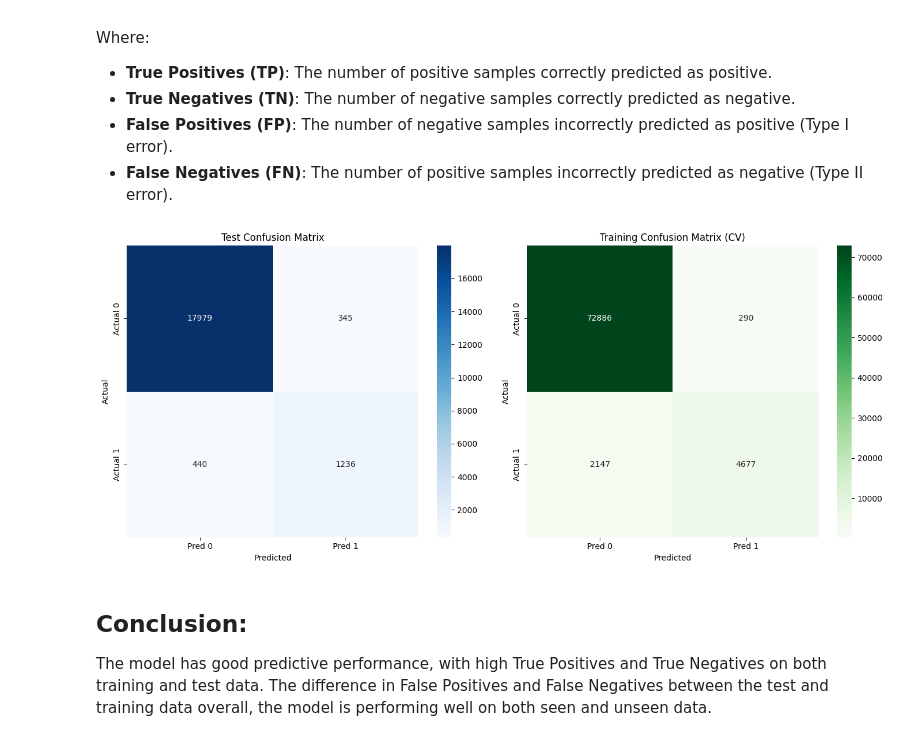
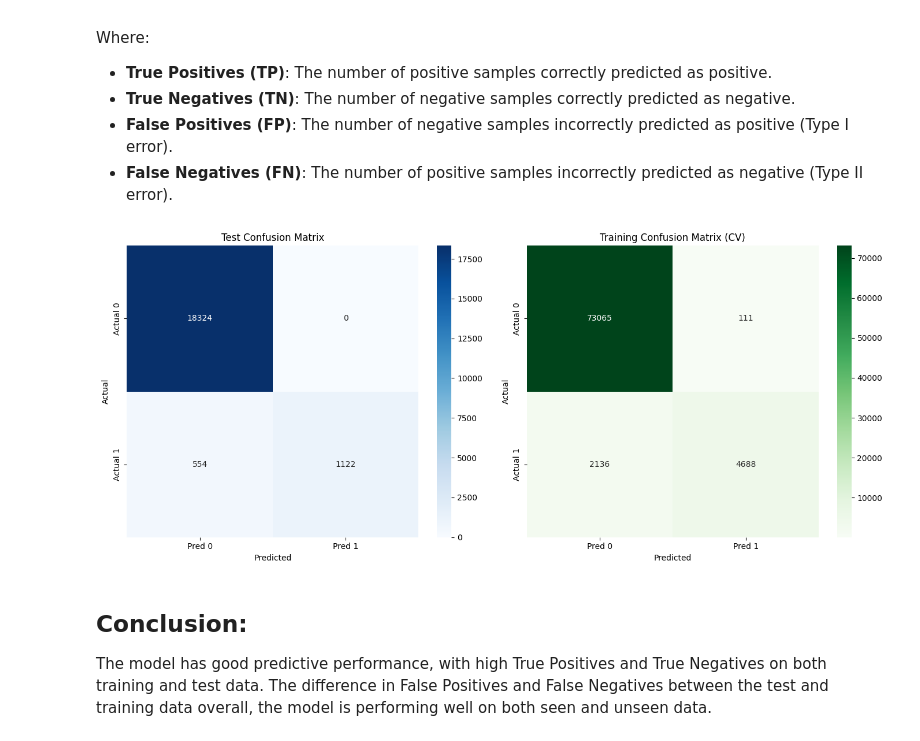
Before and after one commit to Sevak-Grigoryan/Diabetes-Analysis-and-Prediction, a Jupyter notebook: main.ipynb, the cells around one changed output. Drawn from its saved outputs; the diff is of its cells as text; code cells hidden in the pictures.

```diff
--- a/main.ipynb
+++ b/main.ipynb
@@ -591,4 +593,17 @@ The model was trained on resampled data using **SMOTE** to balance the class dis
 # %%
-model =  RandomForestClassifier(class_weight='balanced', random_state=42)
-model.fit(X_train_res, y_train_res)
+model = CatBoostClassifier(
+    iterations=1500,
+    learning_rate=0.01,
+    depth=7,
+    l2_leaf_reg=8,
+    random_state=42,
+    verbose=100
+)
+
+eval_result = model.fit(
+    X_train_scaled,
+    y_train,
+    eval_set=(X_test, y_test),
+    plot=True
+)
 # %% [output]
@@ -599,8 +631,21 @@ accuracy = accuracy_score(y_test, y_pred)
 report = classification_report(y_test, y_pred)
 conf_matrix = confusion_matrix(y_test, y_pred)
 # %%
-pipeline_cv = make_pipeline(StandardScaler(), RandomForestClassifier(class_weight='balanced', random_state=42))
-y_train_pred_cv = cross_val_predict(pipeline_cv, X_train, y_train, cv=5)
-accuracy_train_cv = accuracy_score(y_train, y_train_pred_cv)
-report_train_cv = classification_report(y_train, y_train_pred_cv)
-conf_matrix_train_cv = confusion_matrix(y_train, y_train_pred_cv)
+from sklearn.model_selection import cross_val_score, GridSearchCV, StratifiedKFold, cross_val_predict
+
+cv = StratifiedKFold(
+    n_splits = 7,
+    shuffle = True,
+    random_state = 42
+)
+
+y_pred_train_cv = cross_val_predict(
+    model,
+    X_train_scaled,
+    y_train,
+    cv=cv,
+    method='predict'
+)
+train_cv_accuracy = accuracy_score(y_train, y_pred_train_cv)
+train_cv_report = classification_report(y_train, y_pred_train_cv)
+train_cv_conf_matrix = confusion_matrix(y_train, y_pred_train_cv)
@@ -665,21 +730,21 @@ Where:
 # %%
 fig, axes = plt.subplots(1, 2, figsize=(14, 6))
 sns.heatmap(conf_matrix, annot=True, fmt='d', cmap='Blues',
             xticklabels=['Pred 0', 'Pred 1'],
             yticklabels=['Actual 0', 'Actual 1'], ax=axes[0])
 axes[0].set_title('Test Confusion Matrix')
 axes[0].set_xlabel('Predicted')
 axes[0].set_ylabel('Actual')
-sns.heatmap(conf_matrix_train_cv, annot=True, fmt='d', cmap='Greens',
+sns.heatmap(train_cv_conf_matrix, annot=True, fmt='d', cmap='Greens',
             xticklabels=['Pred 0', 'Pred 1'],
             yticklabels=['Actual 0', 'Actual 1'], ax=axes[1])
 axes[1].set_title('Training Confusion Matrix (CV)')
 axes[1].set_xlabel('Predicted')
 axes[1].set_ylabel('Actual')
 plt.tight_layout()
 plt.show()
 # %% [output]
-[figure, old version]
+[figure, new version]
 # %% [markdown]
 ## Conclusion:
 The model has good predictive performance, with high True Positives and True Negatives on both training and test data.
```
Also changed, not shown: parts of 8 cells of this notebook.
